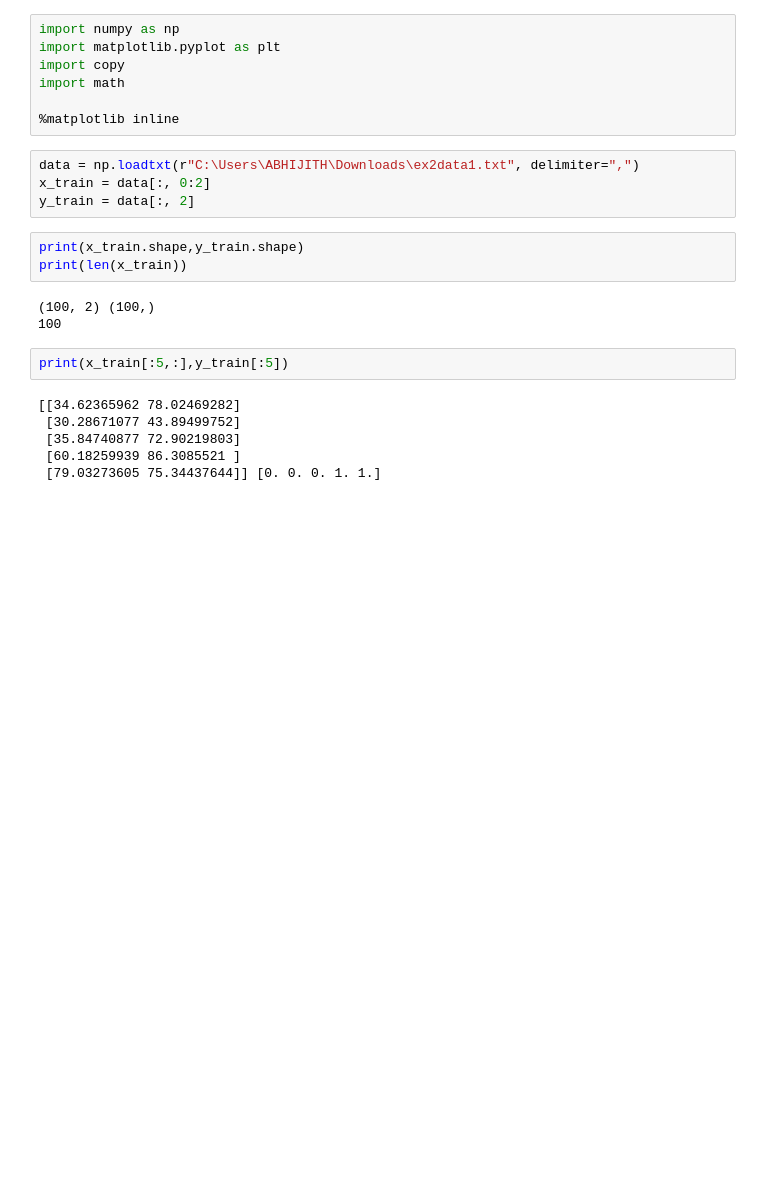
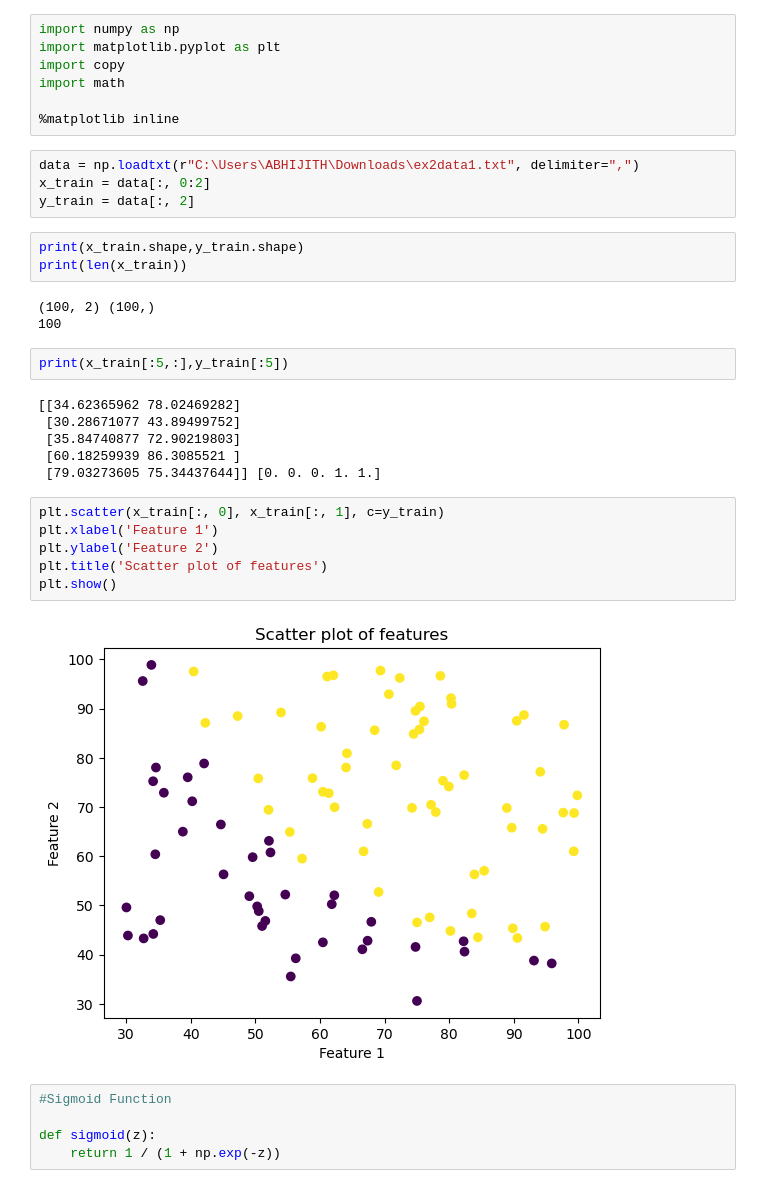
Before and after one commit to Abhijith-py/supervised-ml, a Jupyter notebook: logistic-regression-coursera.ipynb, the cells around one changed output. Saved outputs shown, nothing was run; the diff lists cells and outputs as text; blank space fills up the shorter version.

```diff
--- a/logistic-regression-coursera.ipynb
+++ b/logistic-regression-coursera.ipynb
@@ -25,3 +25,16 @@ print(x_train[:5,:],y_train[:5])
  [35.84740877 72.90219803]
  [60.18259939 86.3085521 ]
  [79.03273605 75.34437644]] [0. 0. 0. 1. 1.]
+# %%
+plt.scatter(x_train[:, 0], x_train[:, 1], c=y_train)
+plt.xlabel('Feature 1')
+plt.ylabel('Feature 2')
+plt.title('Scatter plot of features')
+plt.show()
+# %% [output]
+[figure, added]
+# %%
+#Sigmoid Function
+
+def sigmoid(z):
+    return 1 / (1 + np.exp(-z))
```
Also changed, not shown: parts of 3 cells of this notebook.
